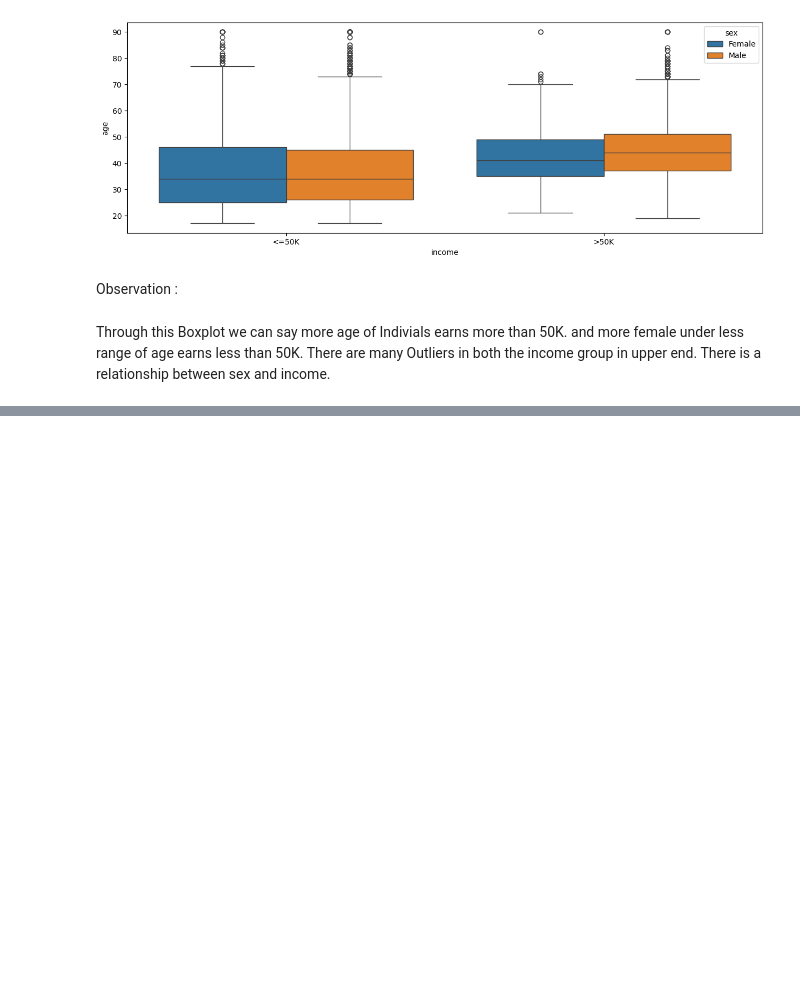
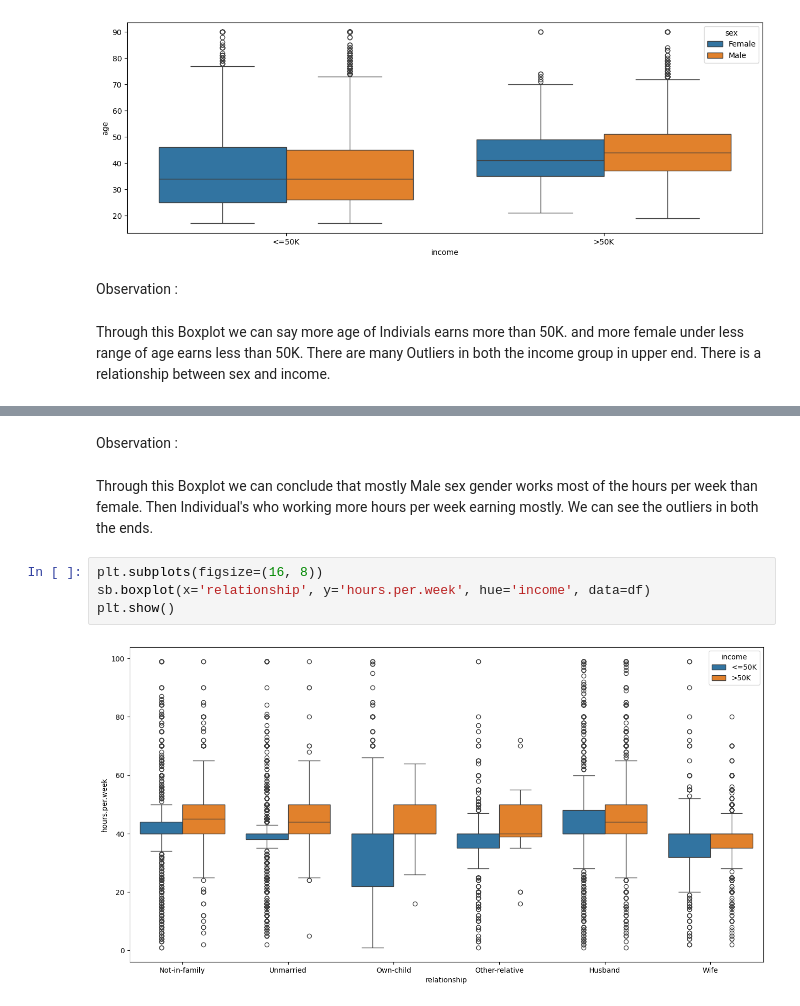
Before and after one commit to soniya-builds/Data-Analysis-Projects, a Jupyter notebook: Full Data Analysis Project with Python/raw_code.ipynb, the cells around one changed output, grey strips where cells are left out. Drawn from its saved outputs; the diff is of its cells as text; blank space fills up the shorter version.

```diff
--- a/Full Data Analysis Project with Python/raw_code.ipynb
+++ b/Full Data Analysis Project with Python/raw_code.ipynb
@@ -798,0 +805,11 @@ There is a relationship between sex and income.
+# %% [markdown]
+Observation :
+# %% [markdown]
+Through this Boxplot we can conclude that mostly Male sex gender works most of the hours per week than female. Then Individual's who working more hours per week earning mostly.
+We can see the outliers in both the ends.
+# %%
+plt.subplots(figsize=(16, 8))
+sb.boxplot(x='relationship', y='hours.per.week', hue='income', data=df)
+plt.show()
+# %% [output]
+[figure, added]
```
Also changed, not shown: parts of 1 cell of this notebook.
